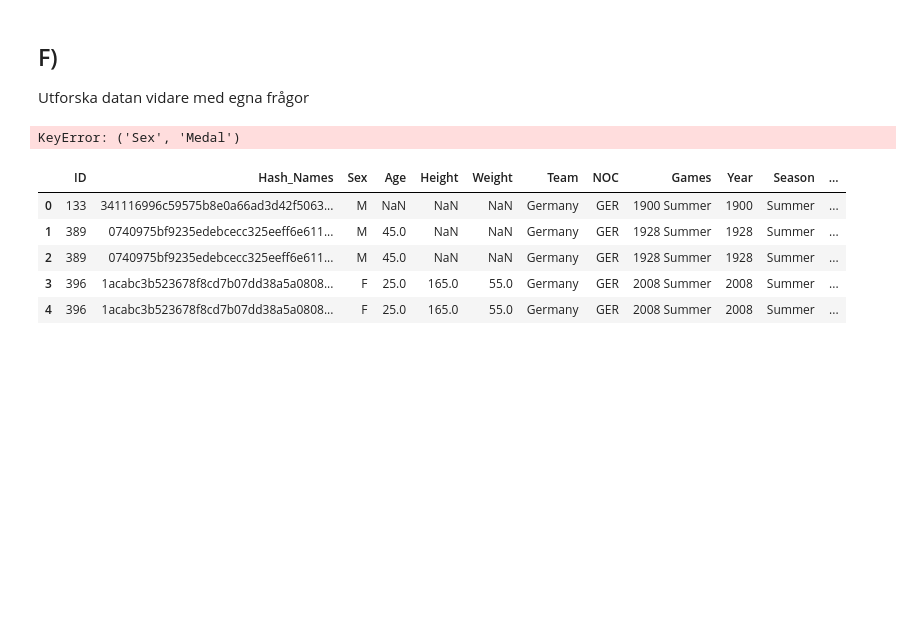
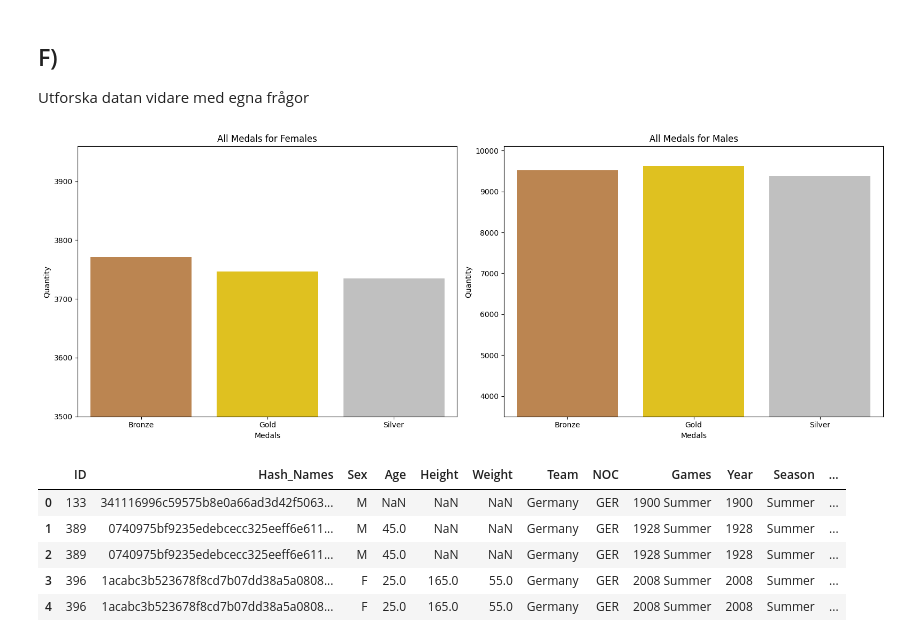
Before and after one commit to SebastianPetersson/Project_OS, a Jupyter notebook: Projekt_OS_Tyskland.ipynb, the cells around one changed output. Cells and saved outputs as stored; diff of their text form; code cells hidden in the pictures; blank space fills up the shorter version.

Commit message:
Grafer för medaljer, m och f

```diff
--- a/Projekt_OS_Tyskland.ipynb
+++ b/Projekt_OS_Tyskland.ipynb
@@ -105,8 +105,30 @@ all_stat
 ## F)
 Utforska datan vidare med egna frågor
 # %%
+medals_males = olympics[olympics["Sex"] == "M"].groupby("Medal").size().reset_index(name = "Quantity")
+medals_females = olympics[olympics["Sex"] == "F"].groupby("Medal").size().reset_index(name = "Quantity")
+
+medals_males["Sex"] = "Male"
+medals_females["Sex"] = "Female"
+
+fig, axes = plt.subplots(1, 2, figsize = (16, 6))
+
+sns.barplot(x = "Medal", y = "Quantity", hue = "Medal", palette = {"Gold": "gold", "Silver": "silver", "Bronze": "peru"}, data = medals_females, ax = axes[0])
+axes[0].set_title("All Medals for Females")
+axes[0].set_xlabel("Medals")
+axes[0].set_ylabel("Quantity")
+axes[0].set_ylim(3500)
+
+sns.barplot(x = "Medal", y = "Quantity", hue = "Medal", palette = {"Gold": "gold", "Silver": "silver", "Bronze": "peru"}, data = medals_males, ax = axes[1])
+axes[1].set_title("All Medals for Males")
+axes[1].set_xlabel("Medals")
+axes[1].set_ylabel("Quantity")
+axes[1].set_ylim(3500)
+
+plt.tight_layout()
+plt.show()
 # %% [output]
-KeyError: ('Sex', 'Medal')
+[figure, added]
 # %%
 germany = olympics[olympics['NOC'] == 'GER'].copy()
 
```
